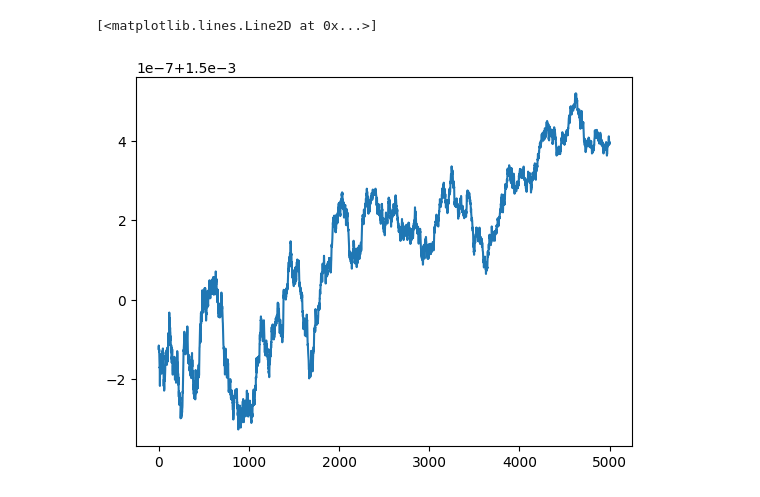
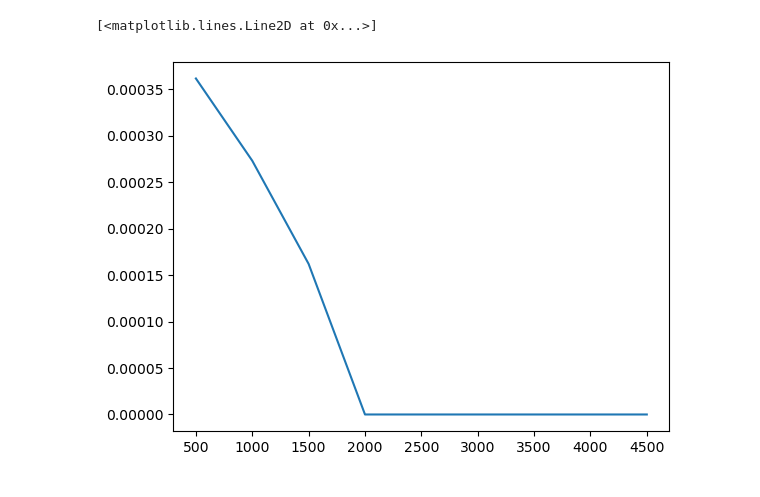
Before and after one commit to michelelupini/MC-project, a Jupyter notebook: main.ipynb, the cells around one changed output. Saved outputs shown, nothing was run; the diff lists cells and outputs as text; code cells hidden in the pictures.

```diff
--- a/main.ipynb
+++ b/main.ipynb
@@ -10,7 +13,7 @@ beta = 2
 
 iterations = 100*d
 # %%
-losses = []
+mse_errors = []
 
 def mse(X, y, theta):
     return ((y - X @ theta) ** 2).sum()
@@ -18,13 +21,14 @@ def mse(X, y, theta):
 def generate_data(m, d):
     X = np.random.normal(0, 1, (m, d))
     theta_true = np.random.randint(2, size=d)
-    y = X @ theta_true
+    y = X @ theta_true + np.random.normal(0, 1, m)
 
     return X, y, theta_true
 
-def get_samples(iterations, beta, m, d ):
+def compute_losses(iterations, beta, m, d ):
 
     X, y, theta_true = generate_data(m, d)
+    losses = []
 
     theta = np.random.randint(2, size=d) # initialize theta randomly with 0 and 1s
 
@@ -41,7 +45,7 @@ def get_samples(iterations, beta, m, d ):
             theta = theta1
 
         # compute loss
-        mse_val = mse(X, y, theta)
-        losses.append(mse_val)
+        mse_val = ((theta-theta_true)**2).mean()*(2/d)
+        mse_errors.append(mse_val)
 
-        return losses
+    return mse_errors
@@ -66,0 +52,14 @@ plt.plot(betas, losses_b) # always changes
+# %%
+iterations = 50000
+plt.plot(compute_losses(iterations, 0.01, m, d), label = 'beta=0.01')
+plt.plot(compute_losses(iterations, 0.1, m, d), label = 'beta=0.1')
+plt.plot(compute_losses(iterations, 0.2, m, d), label = 'beta=0.2')
+plt.plot(compute_losses(iterations, 0.5, m, d), label = 'beta=0.5')
+plt.plot(compute_losses(iterations, 1, m, d), label = 'beta=1')
+plt.plot(compute_losses(iterations, 1.5, m, d), label = 'beta=1.5')
+plt.plot(compute_losses(iterations, 2, m, d), label = 'beta=2')
+plt.plot(compute_losses(iterations, 10, m, d), label = 'beta=10')
+plt.plot(compute_losses(iterations, 100, m, d), label = 'beta=100')
+
+plt.legend()
+plt.show()
@@ -67,12 +102,10 @@ plt.plot(betas, losses_b) # always changes
 # %%
 
 losses_m = []
-
-m_values = list(range(5000))
-for m_value in m_values:
-    losses_m.append(np.mean(get_samples(iterations, beta, m_value, d)))
-
-plt.plot(m_values, losses_m) # always changes
+m_values = np.arange(500,5000, 500)
+for m_value in  m_values:
+    losses_m.append(get_samples(iterations, 0.5, m_value, d)[-1])
+plt.plot(m_values, losses) # always changes
 # %% [output]
 [<matplotlib.lines.Line2D at 0x...>]
-[figure, old version]
+[figure, new version]
```
Also changed, not shown: parts of 14 cells of this notebook.
